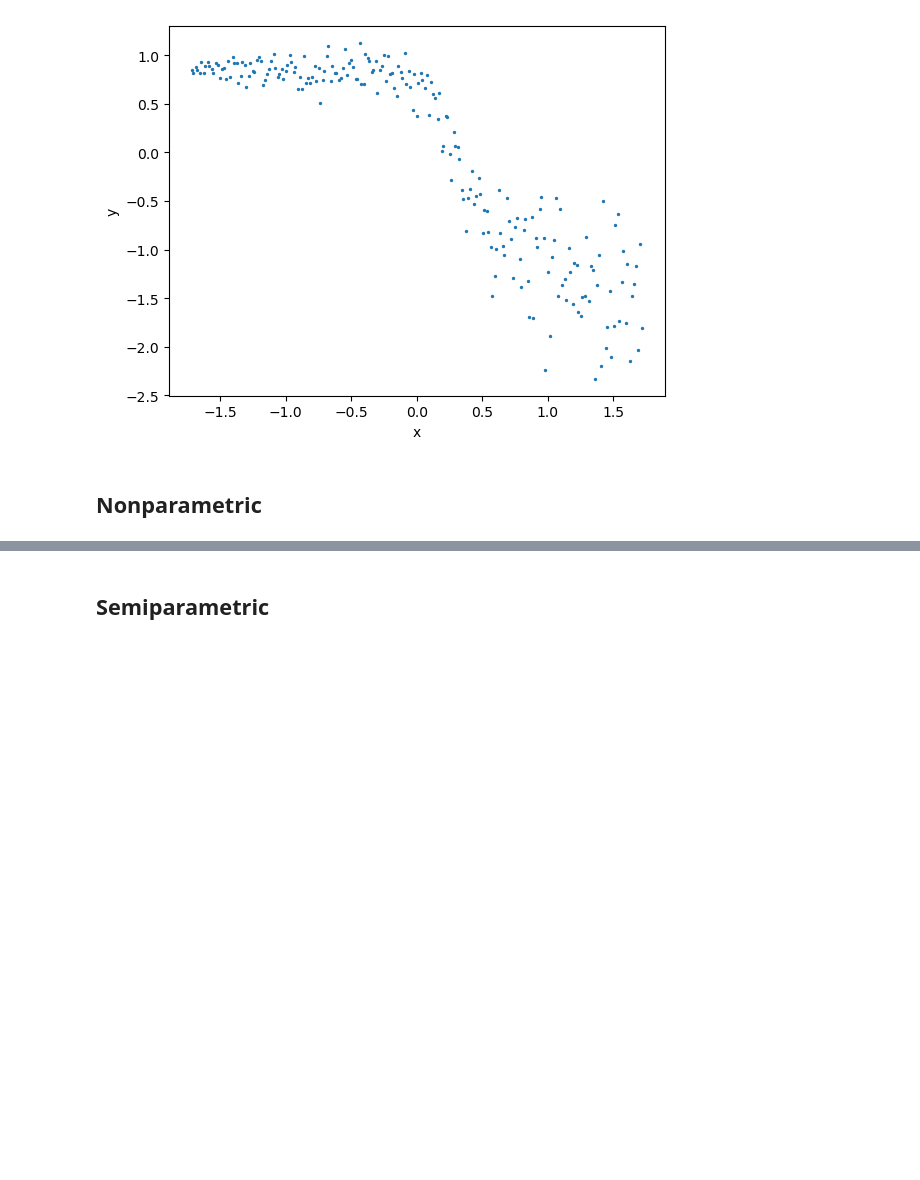
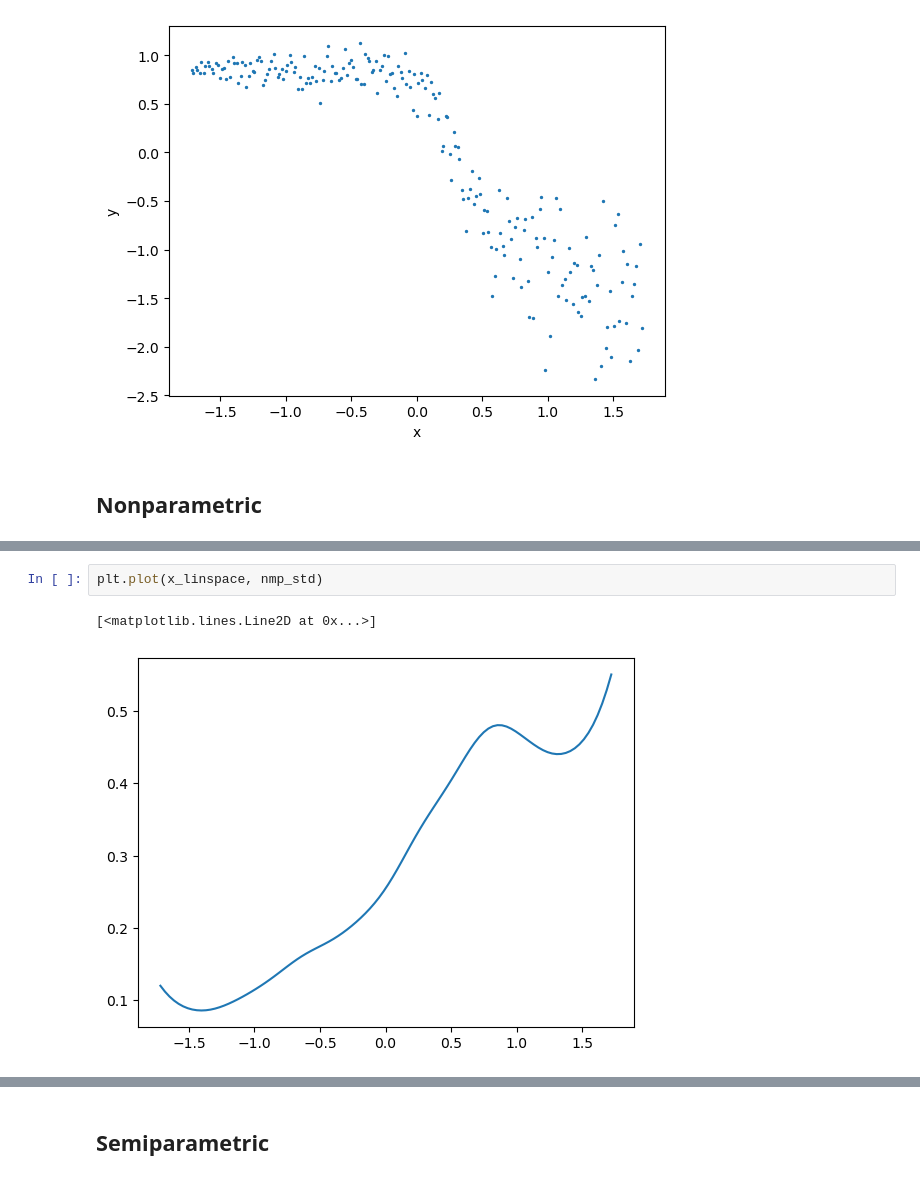
Before and after one commit to pleituer/SemiMP, a Jupyter notebook: python/main.ipynb, the cells around one changed output, grey strips where cells are left out. Drawn from its saved outputs; the diff is of its cells as text; blank space fills up the shorter version.

```diff
--- a/python/main.ipynb
+++ b/python/main.ipynb
@@ -80,0 +89,5 @@ plt.plot(x_linspace, nmp_p975)
+# %%
+plt.plot(x_linspace, nmp_std)
+# %% [output]
+[<matplotlib.lines.Line2D at 0x...>]
+[figure, added]
```
Also changed, not shown: parts of 31 cells of this notebook, 8 other files.
